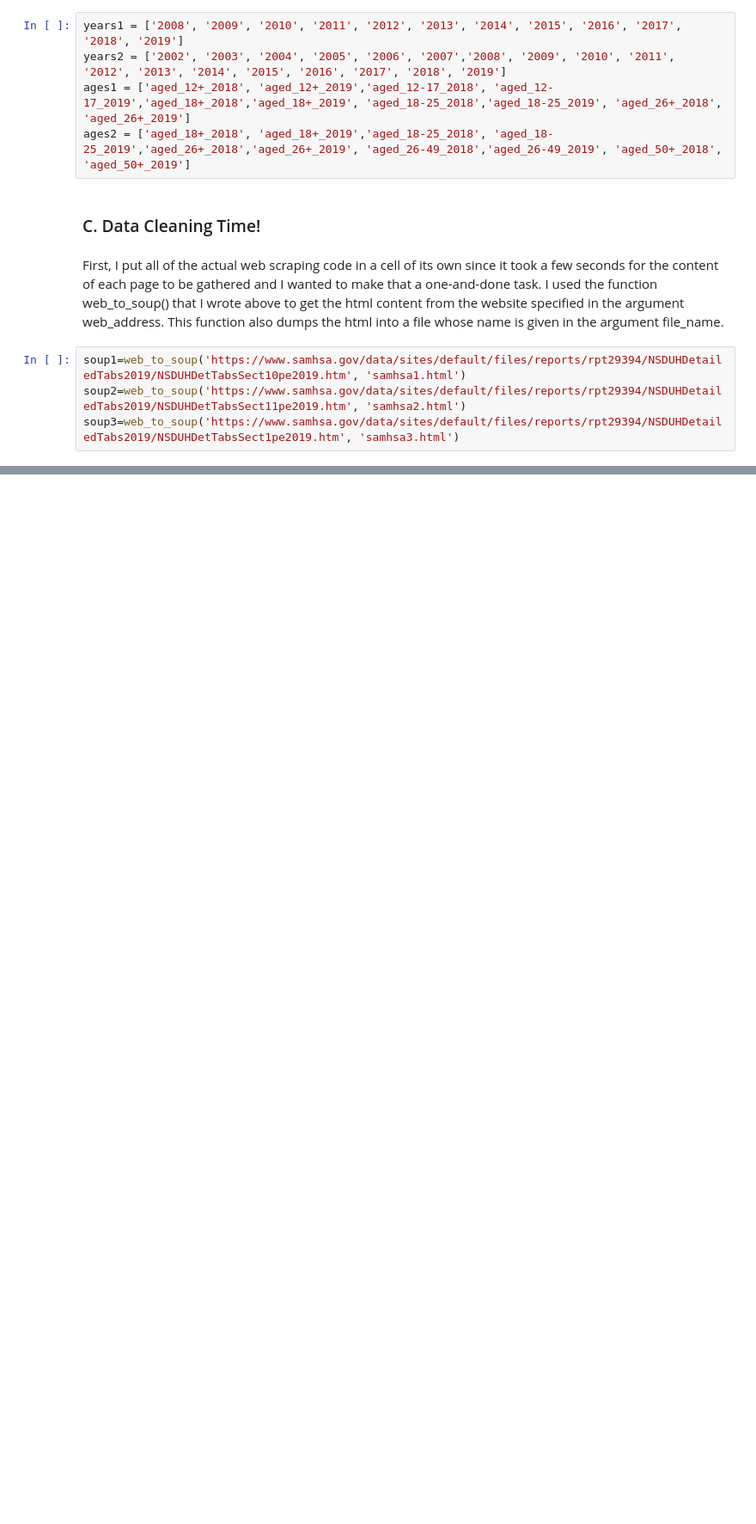
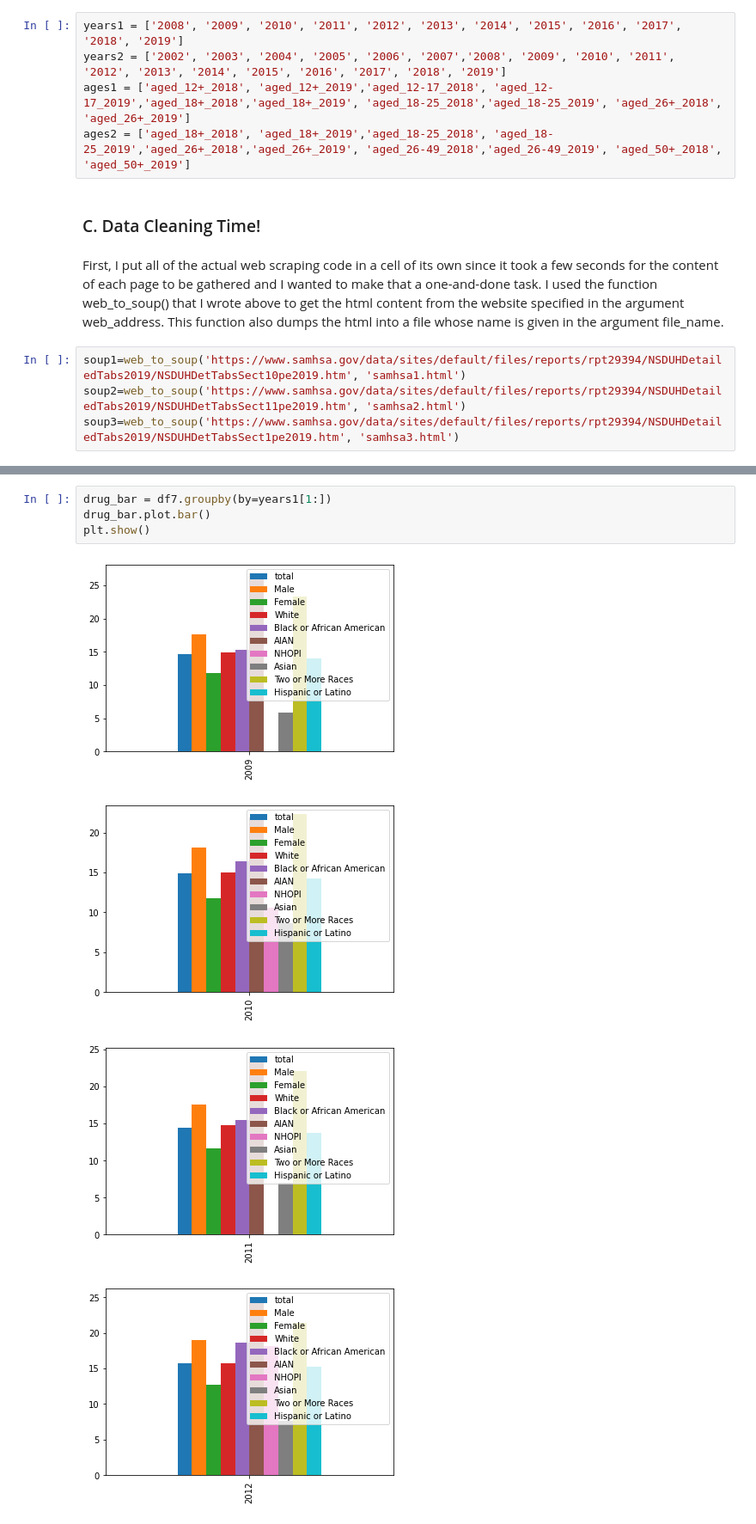
Before and after one commit to azk9/origin2950, a Jupyter notebook: project_phase2.ipynb, the cells around one changed output, grey strips where cells are left out. Shown at 86% size. Drawn from its saved outputs; the diff is of its cells as text; blank space fills up the shorter version.

```diff
--- a/project_phase2.ipynb
+++ b/project_phase2.ipynb
@@ -492,0 +489,9 @@ df8
+# %%
+drug_bar = df7.groupby(by=years1[1:])
+drug_bar.plot.bar()
+plt.show()
+# %% [output]
+[figure, added]
+[figure, added]
+[figure, added]
+[figure, added]
```
Also changed, not shown: parts of 31 cells of this notebook.
